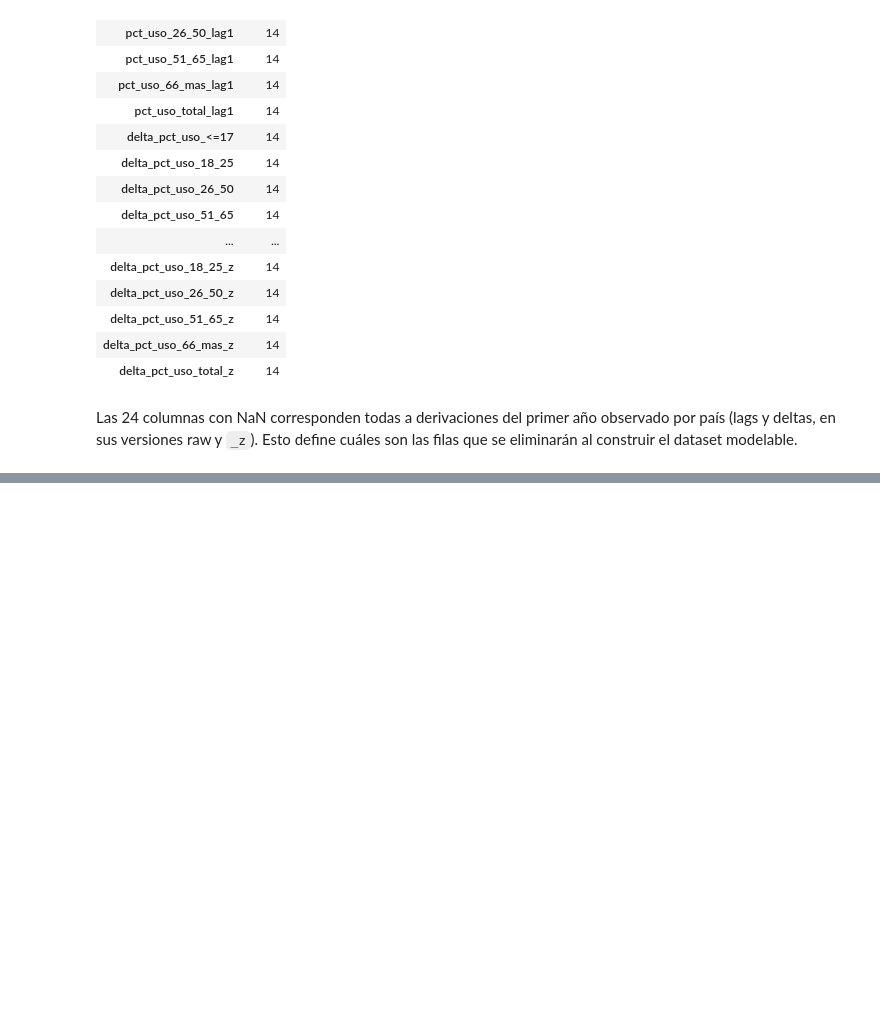
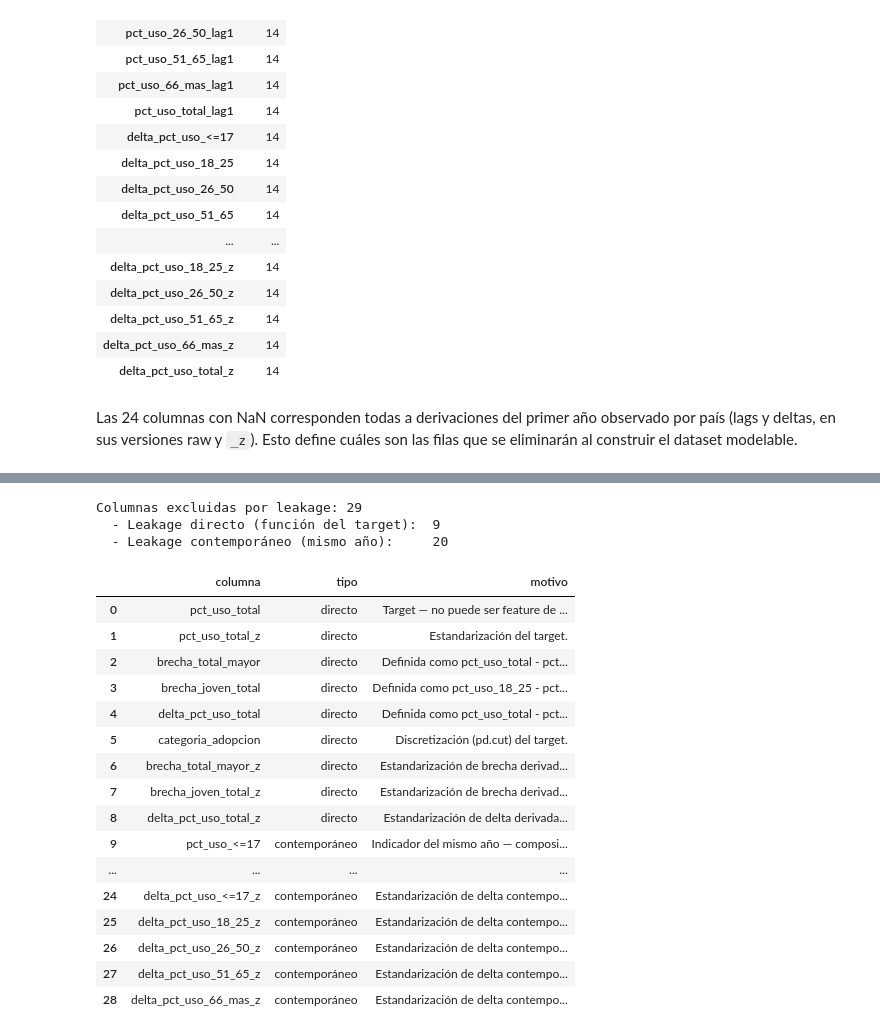
Before and after one commit to Tunchxz/CC3074-Proyecto-Final, a Jupyter notebook: Week-3.ipynb, the cells around one changed output, grey strips where cells are left out. Saved outputs shown, nothing was run; the diff lists cells and outputs as text; code cells hidden in the pictures; blank space fills up the shorter version.

Commit message:
feat: feature selection with leakage prevention

```diff
--- a/Week-3.ipynb
+++ b/Week-3.ipynb
@@ -194,0 +202,68 @@ Las 24 columnas con NaN corresponden todas a derivaciones del primer año observ
+# %%
+LEAKAGE_DIRECTO = {
+    'pct_uso_total':           'Target — no puede ser feature de sí mismo.',
+    'pct_uso_total_z':         'Estandarización del target.',
+    'brecha_total_mayor':      'Definida como pct_uso_total - pct_uso_66_mas.',
+    'brecha_joven_total':      'Definida como pct_uso_18_25 - pct_uso_total.',
+    'delta_pct_uso_total':     'Definida como pct_uso_total - pct_uso_total_lag1.',
+    'categoria_adopcion':      'Discretización (pd.cut) del target.',
+    'brecha_total_mayor_z':    'Estandarización de brecha derivada del target.',
+    'brecha_joven_total_z':    'Estandarización de brecha derivada del target.',
+    'delta_pct_uso_total_z':   'Estandarización de delta derivada del target.',
+}
+
+LEAKAGE_CONTEMPORANEO = {
+    'pct_uso_<=17':    'Indicador del mismo año — composición trivial del total.',
+    'pct_uso_18_25':   'Indicador del mismo año — composición trivial del total.',
+    'pct_uso_26_50':   'Indicador del mismo año — composición trivial del total.',
+    'pct_uso_51_65':   'Indicador del mismo año — composición trivial del total.',
+    'pct_uso_66_mas':  'Indicador del mismo año — composición trivial del total.',
+    'pct_uso_<=17_z':  'Estandarización de indicador contemporáneo.',
+    'pct_uso_18_25_z': 'Estandarización de indicador contemporáneo.',
+    'pct_uso_26_50_z': 'Estandarización de indicador contemporáneo.',
+    'pct_uso_51_65_z': 'Estandarización de indicador contemporáneo.',
+    'pct_uso_66_mas_z':'Estandarización de indicador contemporáneo.',
+    'delta_pct_uso_<=17':  'Delta contemporáneo del segmento.',
+    'delta_pct_uso_18_25': 'Delta contemporáneo del segmento.',
+    'delta_pct_uso_26_50': 'Delta contemporáneo del segmento.',
+    'delta_pct_uso_51_65': 'Delta contemporáneo del segmento.',
+    'delta_pct_uso_66_mas':'Delta contemporáneo del segmento.',
+    'delta_pct_uso_<=17_z':  'Estandarización de delta contemporáneo.',
+    'delta_pct_uso_18_25_z': 'Estandarización de delta contemporáneo.',
+    'delta_pct_uso_26_50_z': 'Estandarización de delta contemporáneo.',
+    'delta_pct_uso_51_65_z': 'Estandarización de delta contemporáneo.',
+    'delta_pct_uso_66_mas_z':'Estandarización de delta contemporáneo.',
+}
+
+tabla_leakage = pd.DataFrame({
+    'columna':   list(LEAKAGE_DIRECTO.keys()) + list(LEAKAGE_CONTEMPORANEO.keys()),
+    'tipo':      ['directo'] * len(LEAKAGE_DIRECTO) + ['contemporáneo'] * len(LEAKAGE_CONTEMPORANEO),
+    'motivo':    list(LEAKAGE_DIRECTO.values()) + list(LEAKAGE_CONTEMPORANEO.values()),
+})
+
+print(f'Columnas excluidas por leakage: {len(tabla_leakage)}')
+print(f'  - Leakage directo (función del target):  {len(LEAKAGE_DIRECTO)}')
+print(f'  - Leakage contemporáneo (mismo año):     {len(LEAKAGE_CONTEMPORANEO)}')
+
+display(tabla_leakage)
+# %% [output]
+Columnas excluidas por leakage: 29
+  - Leakage directo (función del target):  9
+  - Leakage contemporáneo (mismo año):     20
+|  | columna | tipo | motivo |
+| 0 | pct_uso_total | directo | Target — no puede ser feature de ... |
+| 1 | pct_uso_total_z | directo | Estandarización del target. |
+| 2 | brecha_total_mayor | directo | Definida como pct_uso_total - pct... |
+| 3 | brecha_joven_total | directo | Definida como pct_uso_18_25 - pct... |
+| 4 | delta_pct_uso_total | directo | Definida como pct_uso_total - pct... |
+| 5 | categoria_adopcion | directo | Discretización (pd.cut) del target. |
+| 6 | brecha_total_mayor_z | directo | Estandarización de brecha derivad... |
+| 7 | brecha_joven_total_z | directo | Estandarización de brecha derivad... |
+| 8 | delta_pct_uso_total_z | directo | Estandarización de delta derivada... |
+| 9 | pct_uso_<=17 | contemporáneo | Indicador del mismo año — composi... |
+| ... | ... | ... | ... |
+| 24 | delta_pct_uso_<=17_z | contemporáneo | Estandarización de delta contempo... |
+| 25 | delta_pct_uso_18_25_z | contemporáneo | Estandarización de delta contempo... |
+| 26 | delta_pct_uso_26_50_z | contemporáneo | Estandarización de delta contempo... |
+| 27 | delta_pct_uso_51_65_z | contemporáneo | Estandarización de delta contempo... |
+| 28 | delta_pct_uso_66_mas_z | contemporáneo | Estandarización de delta contempo... |
```
Also changed, not shown: parts of 7 cells of this notebook.
